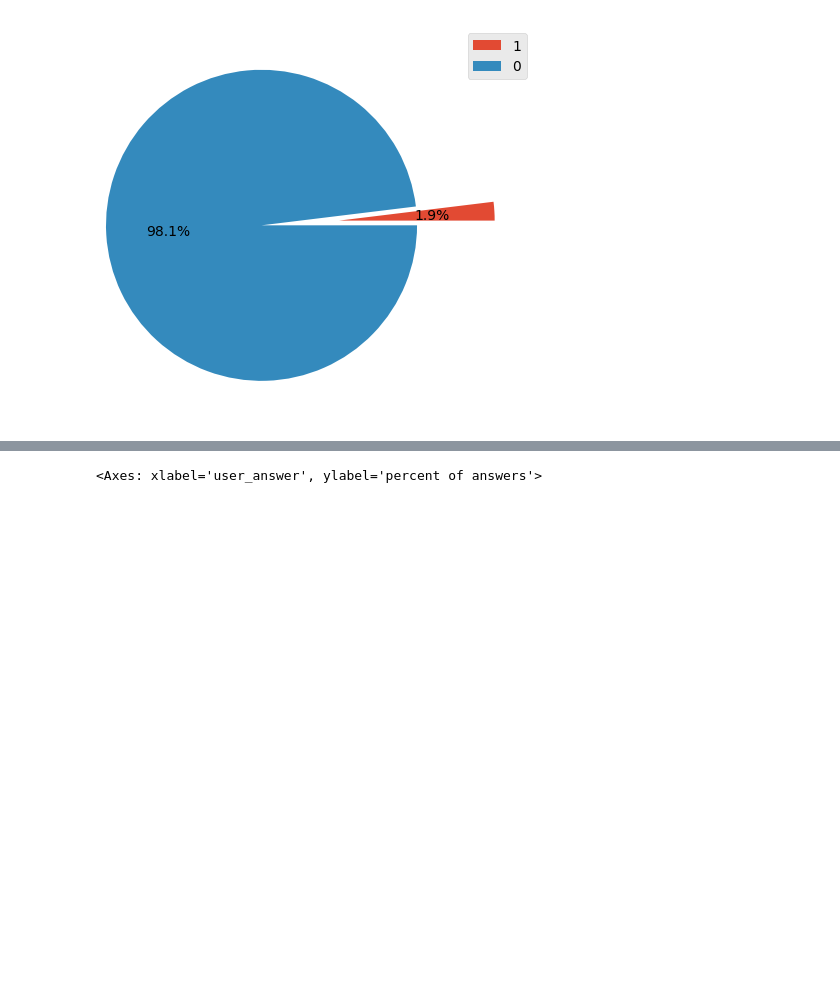
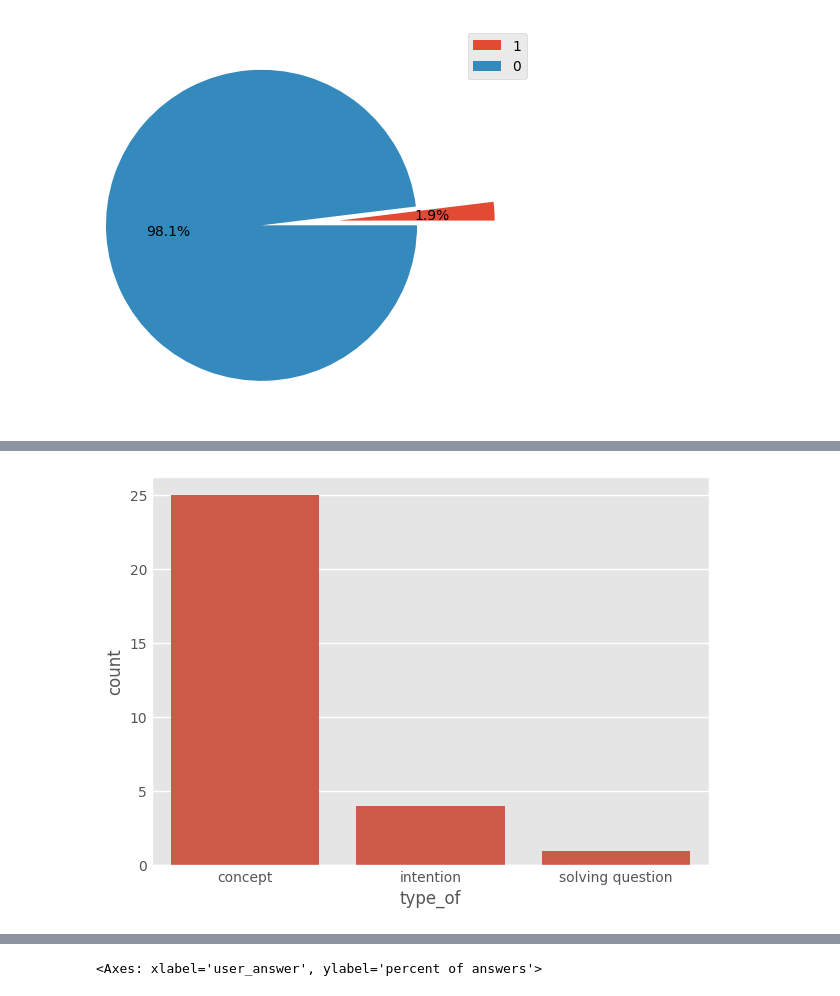
Before and after one commit to zinkin-s/MFTI_DS_Python_HW_3, a Jupyter notebook: notebook.ipynb, the cells around one changed output, grey strips where cells are left out. Cells and saved outputs as stored; diff of their text form; code cells hidden in the pictures; blank space fills up the shorter version.

```diff
--- a/notebook.ipynb
+++ b/notebook.ipynb
@@ -280,0 +295,3 @@ plt.show()
+# %%
+lectures = pl.read_csv('data/lectures.csv')
+lectures.head()
@@ -280,0 +307,22 @@ plt.show()
+# %%
+# Просмотр топ-30 лекций по их типу
+
+ds = lf.filter(
+    pl.col('content_type_id') == 1
+).select(
+    pl.col('content_id')
+    ).collect(streaming=True).to_series().value_counts().sort(by='count', descending=True)
+
+row_keys = ds[:30].select('content_id').to_series()
+
+df = lectures.filter(
+    pl.col('lecture_id').is_in(row_keys)
+    ).select(
+        pl.all())
+
+data = df.select('type_of').to_series().value_counts()
+
+sns.barplot(data=data, x='type_of', y='count')
+plt.show()
+# %% [output]
+[figure, added]
```
Also changed, not shown: parts of 9 cells of this notebook.
